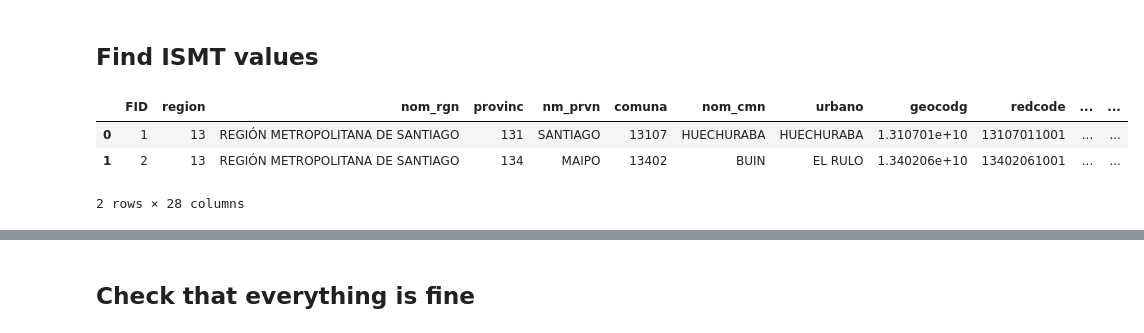
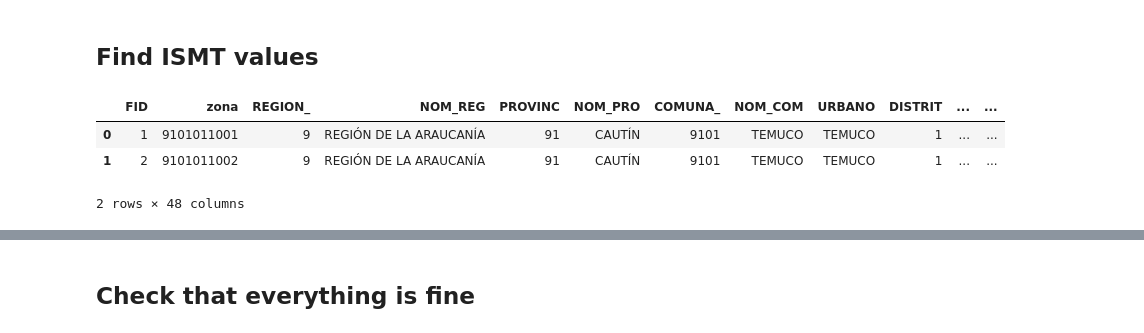
Before and after one commit to MaxOjeda/GNN-Socioeconomic-Prediction, a Jupyter notebook: New_Features.ipynb, the cells around one changed output, grey strips where cells are left out. Cells and saved outputs as stored; diff of their text form; code cells hidden in the pictures.

```diff
--- a/New_Features.ipynb
+++ b/New_Features.ipynb
@@ -96,10 +109,10 @@ df.head()
 # %% [markdown]
 ## Find ISMT values
 # %%
-df_ismt = gpd.read_file('Data/ISMT/ISMT.shp')
+df_ismt = gpd.read_file('Data/ISMT_Temuco/ISMT_Temuco.shp')
 df_ismt.head(2)
 # %% [output]
-|  | FID | region | nom_rgn | provinc | nm_prvn | comuna | nom_cmn | urbano | geocodg | redcode | ... | ... |
-| 0 | 1 | 13 | REGIÓN METROPOLITANA DE SANTIAGO | 131 | SANTIAGO | 13107 | HUECHURABA | HUECHURABA | 1.310701e+10 | 13107011001 | ... | ... |
-| 1 | 2 | 13 | REGIÓN METROPOLITANA DE SANTIAGO | 134 | MAIPO | 13402 | BUIN | EL RULO | 1.340206e+10 | 13402061001 | ... | ... |
+|  | FID | zona | REGION_ | NOM_REG | PROVINC | NOM_PRO | COMUNA_ | NOM_COM | URBANO | DISTRIT | ... | ... |
+| 0 | 1 | 9101011001 | 9 | REGIÓN DE LA ARAUCANÍA | 91 | CAUTÍN | 9101 | TEMUCO | TEMUCO | 1 | ... | ... |
+| 1 | 2 | 9101011002 | 9 | REGIÓN DE LA ARAUCANÍA | 91 | CAUTÍN | 9101 | TEMUCO | TEMUCO | 1 | ... | ... |
-2 rows × 28 columns
+2 rows × 48 columns
```
Also changed, not shown: parts of 23 cells of this notebook, 17 other files.
